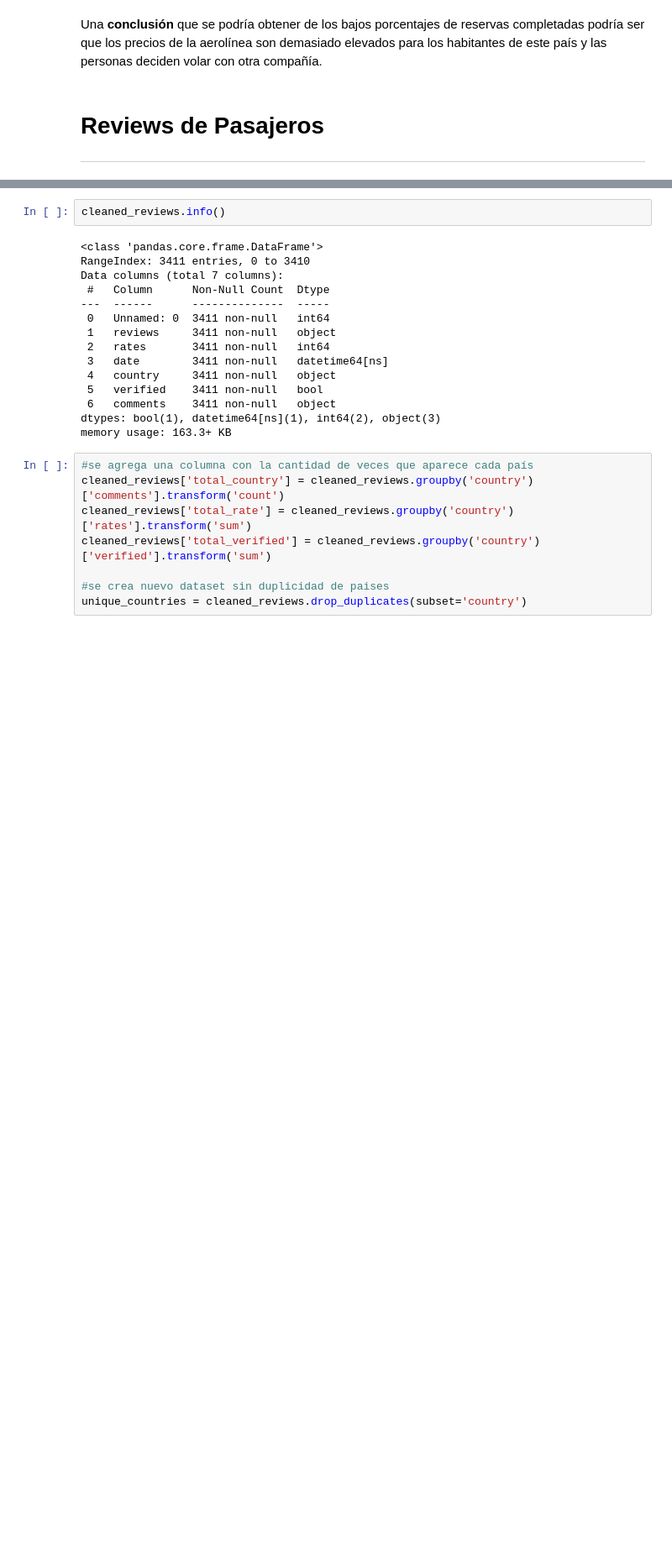
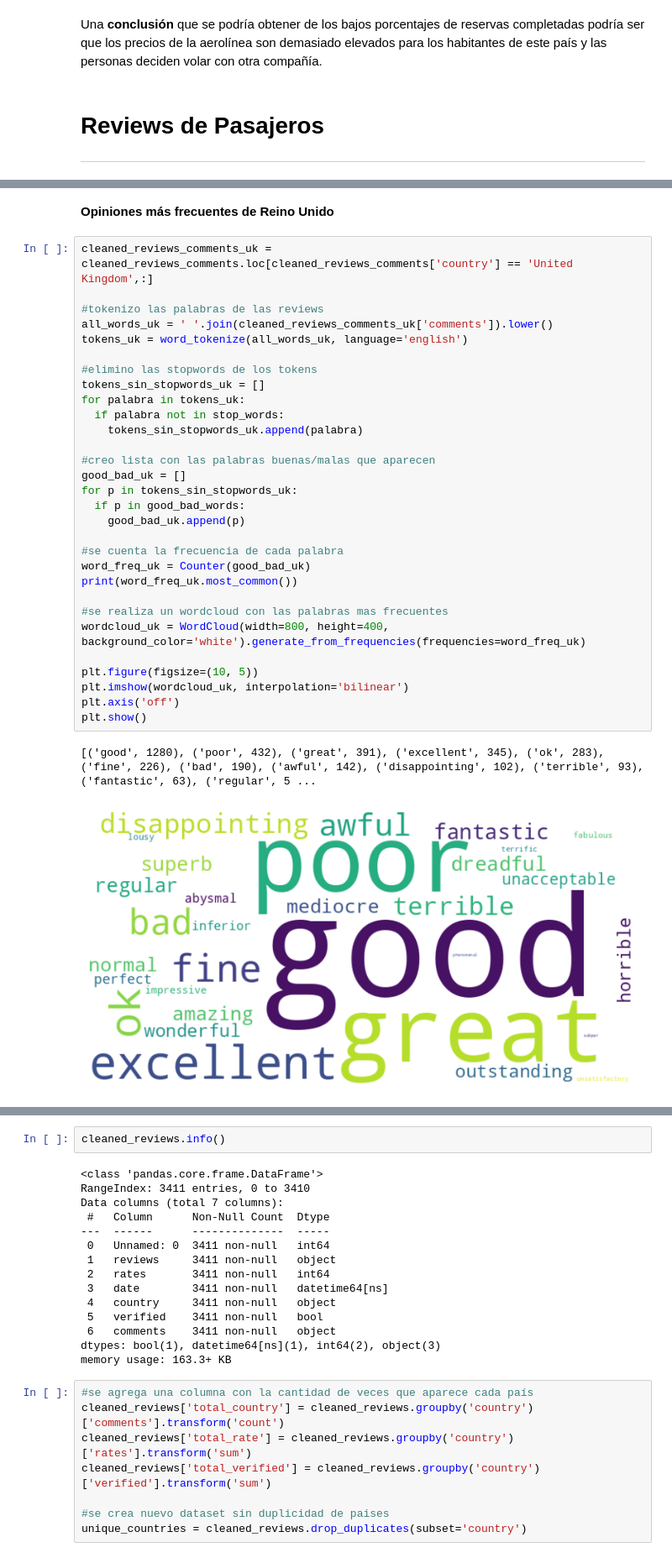
Before and after one commit to alexguttlein/TP1-AnalisisExploratorioDeDatos, a Jupyter notebook: TP1_Análisis_Exploratorio_de_Datos.ipynb, the cells around one changed output, grey strips where cells are left out. Shown at 84% size. Cells and saved outputs as stored; diff of their text form; blank space fills up the shorter version.

```diff
--- a/TP1_Análisis_Exploratorio_de_Datos.ipynb
+++ b/TP1_Análisis_Exploratorio_de_Datos.ipynb
@@ -366,0 +492,35 @@ Una **conclusión** que se podría obtener de los bajos porcentajes de reservas
+# %% [markdown]
+**Opiniones más frecuentes de Reino Unido**
+# %%
+cleaned_reviews_comments_uk = cleaned_reviews_comments.loc[cleaned_reviews_comments['country'] == 'United Kingdom',:]
+
+#tokenizo las palabras de las reviews
+all_words_uk = ' '.join(cleaned_reviews_comments_uk['comments']).lower()
+tokens_uk = word_tokenize(all_words_uk, language='english')
+
+#elimino las stopwords de los tokens
+tokens_sin_stopwords_uk = []
+for palabra in tokens_uk:
+  if palabra not in stop_words:
+    tokens_sin_stopwords_uk.append(palabra)
+
+#creo lista con las palabras buenas/malas que aparecen
+good_bad_uk = []
+for p in tokens_sin_stopwords_uk:
+  if p in good_bad_words:
+    good_bad_uk.append(p)
+
+#se cuenta la frecuencia de cada palabra
+word_freq_uk = Counter(good_bad_uk)
+print(word_freq_uk.most_common())
+
+#se realiza un wordcloud con las palabras mas frecuentes
+wordcloud_uk = WordCloud(width=800, height=400, background_color='white').generate_from_frequencies(frequencies=word_freq_uk)
+
+plt.figure(figsize=(10, 5))
+plt.imshow(wordcloud_uk, interpolation='bilinear')
+plt.axis('off')
+plt.show()
+# %% [output]
+[('good', 1280), ('poor', 432), ('great', 391), ('excellent', 345), ('ok', 283), ('fine', 226), ('bad', 190), ('awful', 142), ('disappointing', 102), ('terrible', 93), ('fantastic', 63), ('regular', 5 ...
+[figure, added]
```
Also changed, not shown: parts of 38 cells of this notebook.
